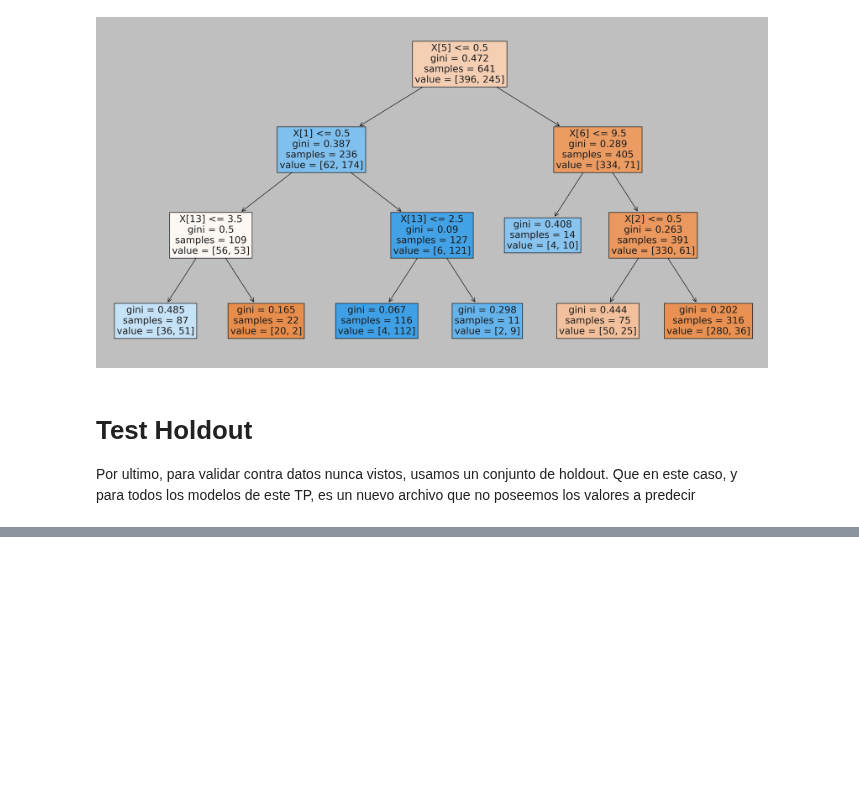
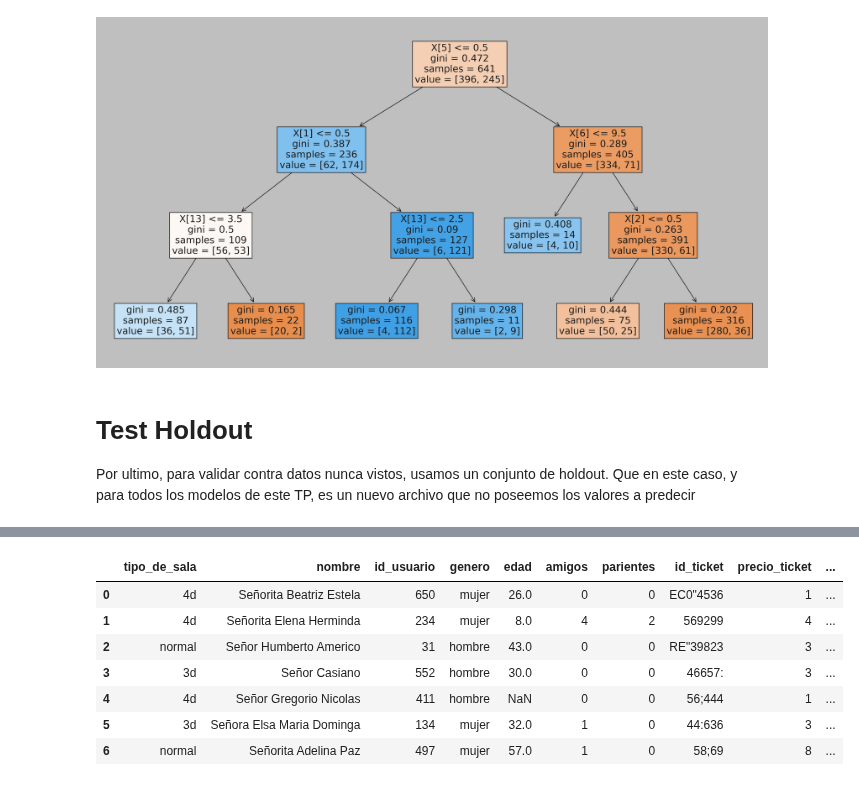
Before and after one commit to JuanOpizzi/Datos-2020-2c, a Jupyter notebook: TP2/arbol.ipynb, the cells around one changed output, grey strips where cells are left out. Saved outputs shown, nothing was run; the diff lists cells and outputs as text; code cells hidden in the pictures; blank space fills up the shorter version.

```diff
--- a/TP2/arbol.ipynb
+++ b/TP2/arbol.ipynb
@@ -245,4 +222,4 @@ with plt.style.context("classic"):
 
 Por ultimo, para validar contra datos nunca vistos, usamos un conjunto de holdout. Que en este caso, y para todos los modelos de este TP, es un nuevo archivo que no poseemos los valores a predecir
 # %%
-holdout = pd.read_csv('https://drive.google.com/file/d/1I980-_K9iOucJO26SG5_M8RELOQ5VB6A/view')
+holdout = pd.read_csv('https://drive.google.com/uc?export=download&id=1I980-_K9iOucJO26SG5_M8RELOQ5VB6A')
@@ -253,0 +239,9 @@ holdout = pd.read_csv('https://drive.google.com/file/d/1I980-_K9iOucJO26SG5_M8RE
+# %%
+#df = preprod_tp1_un_df(holdout)
+df_h = holdout.drop(['id_ticket', 'fila', 'nombre'], axis=1)
+df_h['cant_acompañantes'] = df_h['parientes'] + df_h['amigos']
+df_h = df_h.reindex(columns=columnsTitles)
+
+df_h = replace_nulls_edad(df_h, 'media')
+df_h = encodear_atributos_categoricos(df_h)
+df_h = df_h.drop(['volveria'], axis=1)
@@ -253,0 +257,2 @@ holdout = pd.read_csv('https://drive.google.com/file/d/1I980-_K9iOucJO26SG5_M8RE
+# %%
+y_pred = clf.predict(df_h)
@@ -253,0 +271,4 @@ holdout = pd.read_csv('https://drive.google.com/file/d/1I980-_K9iOucJO26SG5_M8RE
+# %%
+serie_predicha = pd.Series(y_pred, name='volveria')
+serie_predicha = serie_predicha.to_frame()
+serie_predicha.head(15)
@@ -253,0 +292,12 @@ holdout = pd.read_csv('https://drive.google.com/file/d/1I980-_K9iOucJO26SG5_M8RE
+# %%
+df_predicho = holdout.join(serie_predicha, how='inner')
+df_predicho.head(7)
+# %% [output]
+|  | tipo_de_sala | nombre | id_usuario | genero | edad | amigos | parientes | id_ticket | precio_ticket | ... |
+| 0 | 4d | Señorita Beatriz Estela | 650 | mujer | 26.0 | 0 | 0 | EC0"4536 | 1 | ... |
+| 1 | 4d | Señorita Elena Herminda | 234 | mujer | 8.0 | 4 | 2 | 569299 | 4 | ... |
+| 2 | normal | Señor Humberto Americo | 31 | hombre | 43.0 | 0 | 0 | RE"39823 | 3 | ... |
+| 3 | 3d | Señor Casiano | 552 | hombre | 30.0 | 0 | 0 | 46657: | 3 | ... |
+| 4 | 4d | Señor Gregorio Nicolas | 411 | hombre | NaN | 0 | 0 | 56;444 | 1 | ... |
+| 5 | 3d | Señora Elsa Maria Dominga | 134 | mujer | 32.0 | 1 | 0 | 44:636 | 3 | ... |
+| 6 | normal | Señorita Adelina Paz | 497 | mujer | 57.0 | 1 | 0 | 58;69 | 8 | ... |
```
Also changed, not shown: parts of 17 cells of this notebook.
